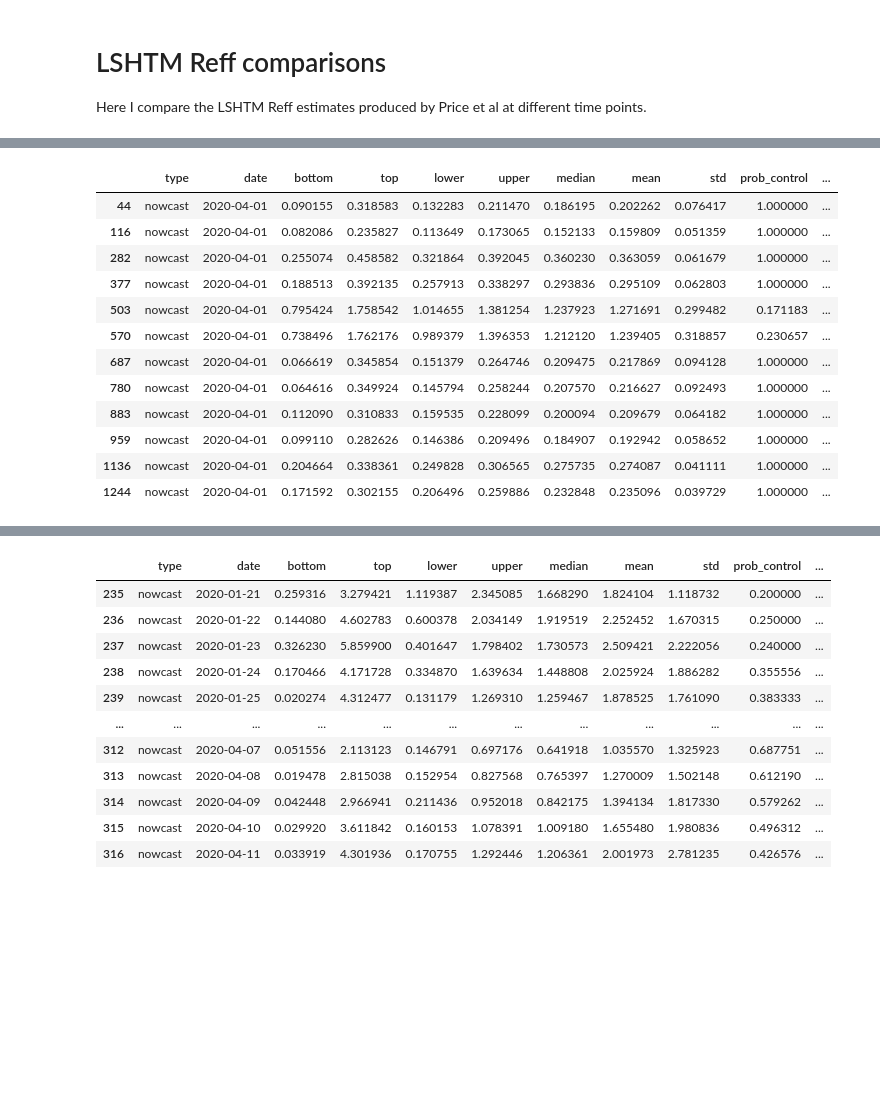
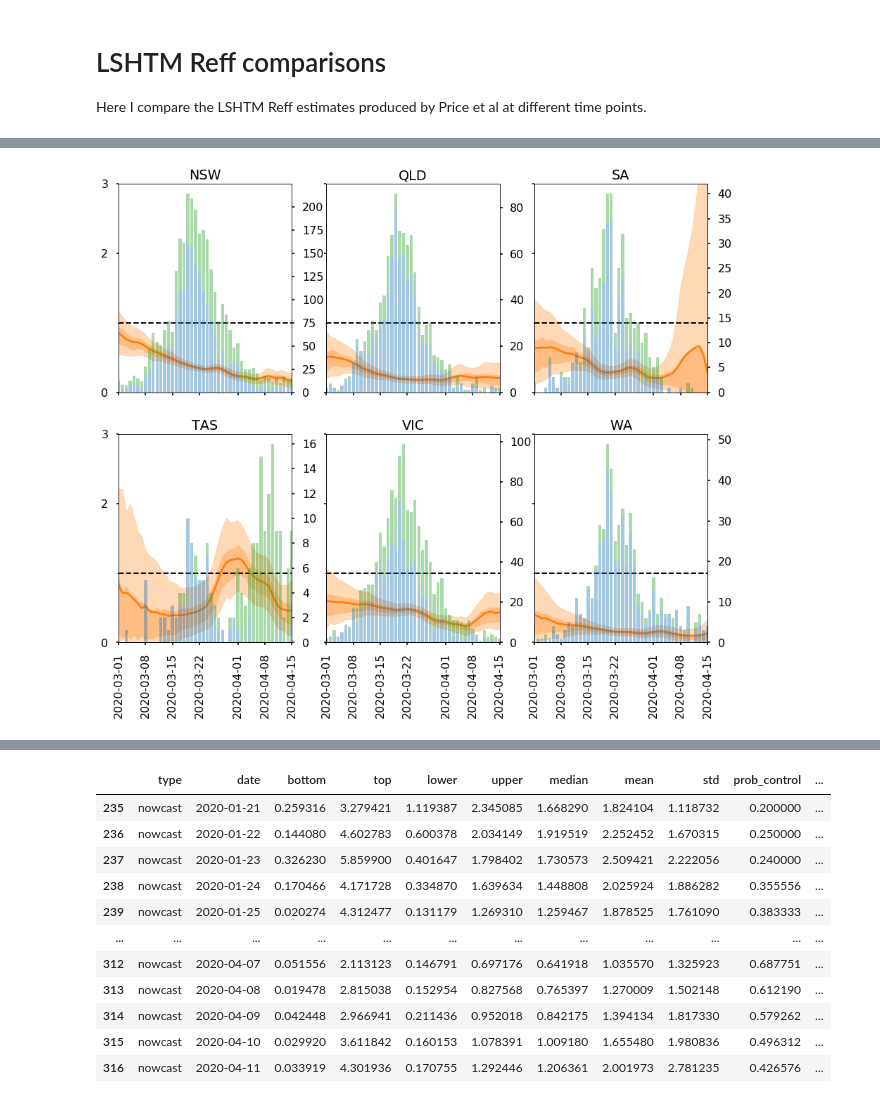
Before and after one commit to tdennisliu/covid19-forecasting-aus, a Jupyter notebook: model/lshtm_reff.ipynb, the cells around one changed output, grey strips where cells are left out. Drawn from its saved outputs; the diff is of its cells as text; code cells hidden in the pictures; blank space fills up the shorter version.

```diff
--- a/model/lshtm_reff.ipynb
+++ b/model/lshtm_reff.ipynb
@@ -90,16 +83,55 @@ plt.show()
-# %%
-df_L_R.loc[df_L_R.date=='2020-04-01']
-# %% [output]
-|  | type | date | bottom | top | lower | upper | median | mean | std | prob_control | ... |
-| 44 | nowcast | 2020-04-01 | 0.090155 | 0.318583 | 0.132283 | 0.211470 | 0.186195 | 0.202262 | 0.076417 | 1.000000 | ... |
-| 116 | nowcast | 2020-04-01 | 0.082086 | 0.235827 | 0.113649 | 0.173065 | 0.152133 | 0.159809 | 0.051359 | 1.000000 | ... |
-| 282 | nowcast | 2020-04-01 | 0.255074 | 0.458582 | 0.321864 | 0.392045 | 0.360230 | 0.363059 | 0.061679 | 1.000000 | ... |
-| 377 | nowcast | 2020-04-01 | 0.188513 | 0.392135 | 0.257913 | 0.338297 | 0.293836 | 0.295109 | 0.062803 | 1.000000 | ... |
-| 503 | nowcast | 2020-04-01 | 0.795424 | 1.758542 | 1.014655 | 1.381254 | 1.237923 | 1.271691 | 0.299482 | 0.171183 | ... |
-| 570 | nowcast | 2020-04-01 | 0.738496 | 1.762176 | 0.989379 | 1.396353 | 1.212120 | 1.239405 | 0.318857 | 0.230657 | ... |
-| 687 | nowcast | 2020-04-01 | 0.066619 | 0.345854 | 0.151379 | 0.264746 | 0.209475 | 0.217869 | 0.094128 | 1.000000 | ... |
-| 780 | nowcast | 2020-04-01 | 0.064616 | 0.349924 | 0.145794 | 0.258244 | 0.207570 | 0.216627 | 0.092493 | 1.000000 | ... |
-| 883 | nowcast | 2020-04-01 | 0.112090 | 0.310833 | 0.159535 | 0.228099 | 0.200094 | 0.209679 | 0.064182 | 1.000000 | ... |
-| 959 | nowcast | 2020-04-01 | 0.099110 | 0.282626 | 0.146386 | 0.209496 | 0.184907 | 0.192942 | 0.058652 | 1.000000 | ... |
-| 1136 | nowcast | 2020-04-01 | 0.204664 | 0.338361 | 0.249828 | 0.306565 | 0.275735 | 0.274087 | 0.041111 | 1.000000 | ... |
-| 1244 | nowcast | 2020-04-01 | 0.171592 | 0.302155 | 0.206496 | 0.259886 | 0.232848 | 0.235096 | 0.039729 | 1.000000 | ... |
+# %%
+## plot cases over the top of Reff
+fig, ax = plt.subplots(figsize=(15,12), ncols=3,nrows=2, sharex=True, sharey=True)
+
+states = [initial[1] for initial in sorted(list(states_initials.items()))]
+
+states.remove('NT')
+states.remove('ACT')
+date_filter = pd.date_range(start='2020-03-01',end='2020-04-15')
+
+for i, state in enumerate(states):
+
+    row, col = i//3, i%3
+
+    #filters
+    df_state = df_cases.loc[(state)]
+
+    df_state = df_state.loc[date_filter[0]:date_filter[-1]]
+    #print(df_state.index)
+    #df_state.index = pd.DatetimeIndex(df_state.index)
+
+    #fill missing dates
+#
+    #df_state.index = df_state.reindex(date_filter, fill_value=0)
+    df_state= df_state.asfreq('D')
+    df_june = df_L_R.loc[(df_L_R.date_of_analysis=='2020-06-28')&(df_L_R.state==state)]
+    df = df_june.loc[(df_june.date.isin(date_filter))]
+
+
+    #plot new estimate
+    ax[row,col].plot(df.date, df['median'], label='June Reff',color='C1')
+    ax[row,col].fill_between(df.date, df['bottom'], df['top'],color='C1', alpha=0.3)
+    ax[row,col].fill_between(df.date, df['lower'], df['upper'],color='C1', alpha=0.3)
+    ax2 = ax[row,col].twinx()
+    ax2.bar(df_state.index, df_state.imported,color='C0',alpha=0.4)
+    ax2.bar(df_state.index, df_state.local,bottom=df_state.imported,color='C2',alpha=0.4)
+    #formatting
+    ax[row,col].set_title(state)
+
+
+    #grid line at R_eff =1
+    ax[i//3,i%3].set_yticks([1],minor=True,)
+    ax[i//3,i%3].set_yticks([0,2,3],minor=False)
+    ax[i//3,i%3].set_yticklabels([0,2,3],minor=False)
+    ax[i//3,i%3].yaxis.grid(which='minor',linestyle='--',color='black',linewidth=2)
+    ax[i//3,i%3].set_ylim((0,3))
+
+
+    if i//3==1:
+        ax[i//3,i%3].tick_params(axis='x',rotation=90)
+        ax[row,col].set_xlim((date_filter[0],date_filter[-1]))
+
+plt.show()
+# %% [output]
+[figure, added]
```
Also changed, not shown: parts of 7 cells of this notebook, 4 other files.
